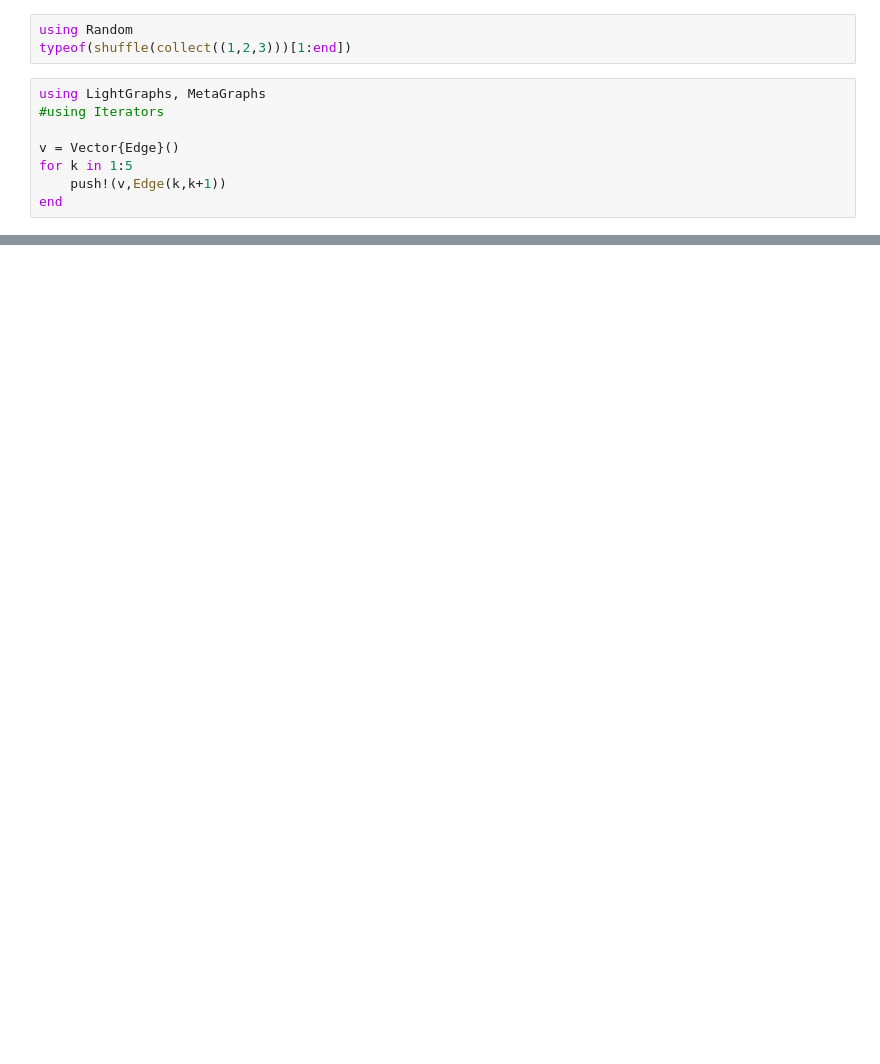
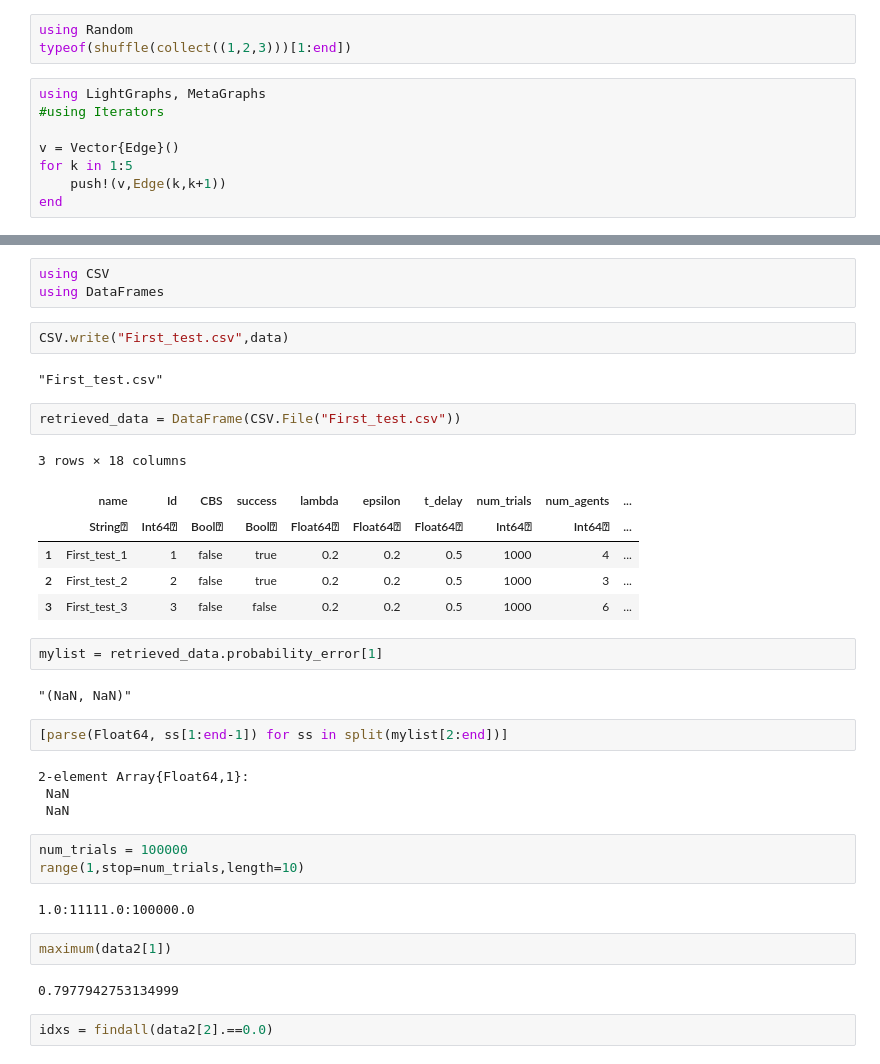
Before and after one commit to sisl/CRCBS.jl, a Jupyter notebook: experiments/Run_CRCBS.ipynb, the cells around one changed output, grey strips where cells are left out. Drawn from its saved outputs; the diff is of its cells as text; blank space fills up the shorter version.

```diff
--- a/experiments/Run_CRCBS.ipynb
+++ b/experiments/Run_CRCBS.ipynb
@@ -108,0 +463,37 @@ Int64
+# %%
+using CSV
+using DataFrames
+# %%
+CSV.write("First_test.csv",data)
+# %% [output]
+"First_test.csv"
+# %%
+retrieved_data = DataFrame(CSV.File("First_test.csv"))
+# %% [output]
+3 rows × 18 columns
+|  | name | Id | CBS | success | lambda | epsilon | t_delay | num_trials | num_agents | ... |
+|  | String⍰ | Int64⍰ | Bool⍰ | Bool⍰ | Float64⍰ | Float64⍰ | Float64⍰ | Int64⍰ | Int64⍰ | ... |
+| 1 | First_test_1 | 1 | false | true | 0.2 | 0.2 | 0.5 | 1000 | 4 | ... |
+| 2 | First_test_2 | 2 | false | true | 0.2 | 0.2 | 0.5 | 1000 | 3 | ... |
+| 3 | First_test_3 | 3 | false | false | 0.2 | 0.2 | 0.5 | 1000 | 6 | ... |
+# %%
+mylist = retrieved_data.probability_error[1]
+# %% [output]
+"(NaN, NaN)"
+# %%
+[parse(Float64, ss[1:end-1]) for ss in split(mylist[2:end])]
+# %% [output]
+2-element Array{Float64,1}:
+ NaN
+ NaN
+# %%
+num_trials = 100000
+range(1,stop=num_trials,length=10)
+# %% [output]
+1.0:11111.0:100000.0
+# %%
+maximum(data2[1])
+# %% [output]
+0.7977942753134999
+# %%
+idxs = findall(data2[2].==0.0)
```
Also changed, not shown: parts of 50 cells of this notebook, 15 other files.
